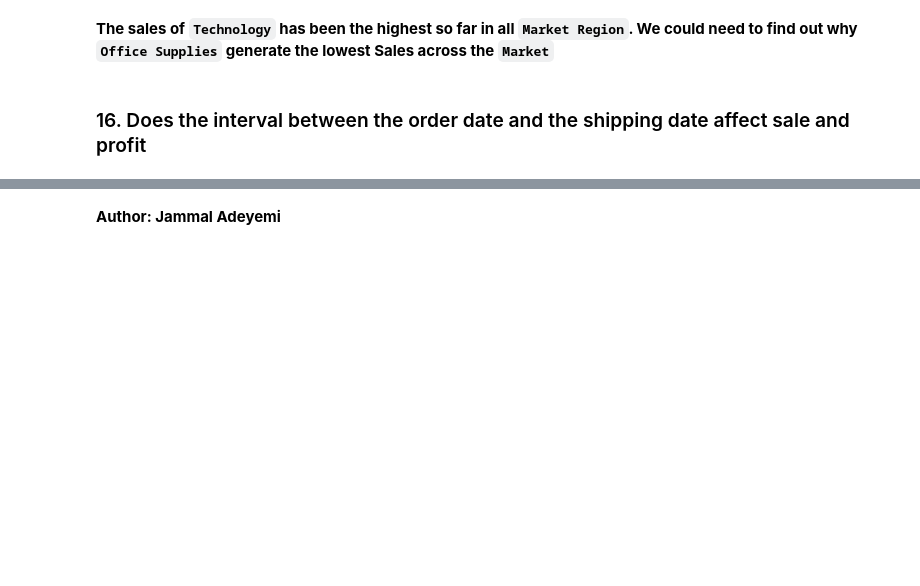
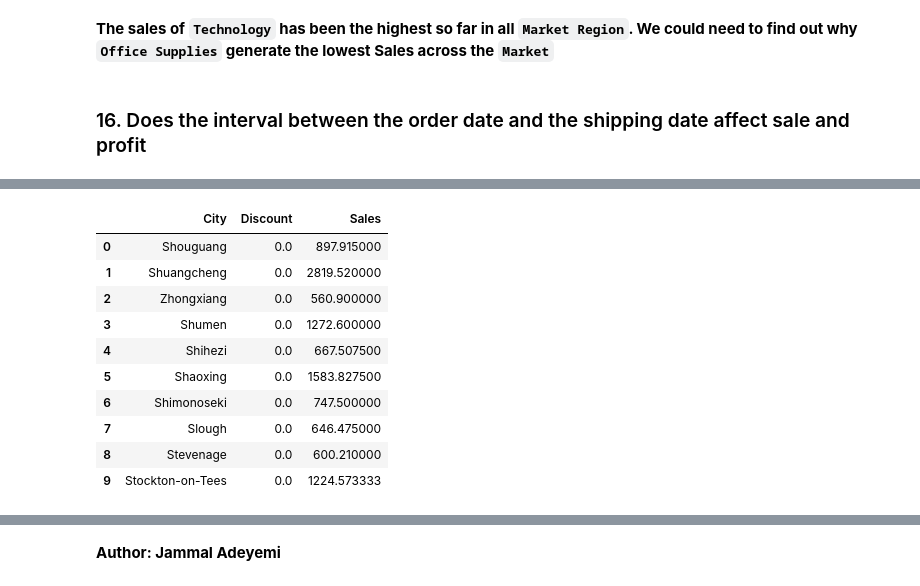
Before and after one commit to Jammal7/Introduction_to_Data_Science, a Jupyter notebook: Blossom Academy Fellowship/EDA/Mini Project/Mid-Course Project (Data Analysis Project).ipynb, the cells around one changed output, grey strips where cells are left out. Drawn from its saved outputs; the diff is of its cells as text; code cells hidden in the pictures; blank space fills up the shorter version.

```diff
--- a/Blossom Academy Fellowship/EDA/Mini Project/Mid-Course Project (Data Analysis Project).ipynb
+++ b/Blossom Academy Fellowship/EDA/Mini Project/Mid-Course Project (Data Analysis Project).ipynb
@@ -481,0 +587,16 @@ plt.show()
+# %%
+# Cities where Average Discount is less but Average Sales is High
+merged3 = pd.merge(low_dist,high_sales, on='City', how='inner')
+merged3.head(10)
+# %% [output]
+|  | City | Discount | Sales |
+| 0 | Shouguang | 0.0 | 897.915000 |
+| 1 | Shuangcheng | 0.0 | 2819.520000 |
+| 2 | Zhongxiang | 0.0 | 560.900000 |
+| 3 | Shumen | 0.0 | 1272.600000 |
+| 4 | Shihezi | 0.0 | 667.507500 |
+| 5 | Shaoxing | 0.0 | 1583.827500 |
+| 6 | Shimonoseki | 0.0 | 747.500000 |
+| 7 | Slough | 0.0 | 646.475000 |
+| 8 | Stevenage | 0.0 | 600.210000 |
+| 9 | Stockton-on-Tees | 0.0 | 1224.573333 |
```
Also changed, not shown: parts of 8 cells of this notebook.
